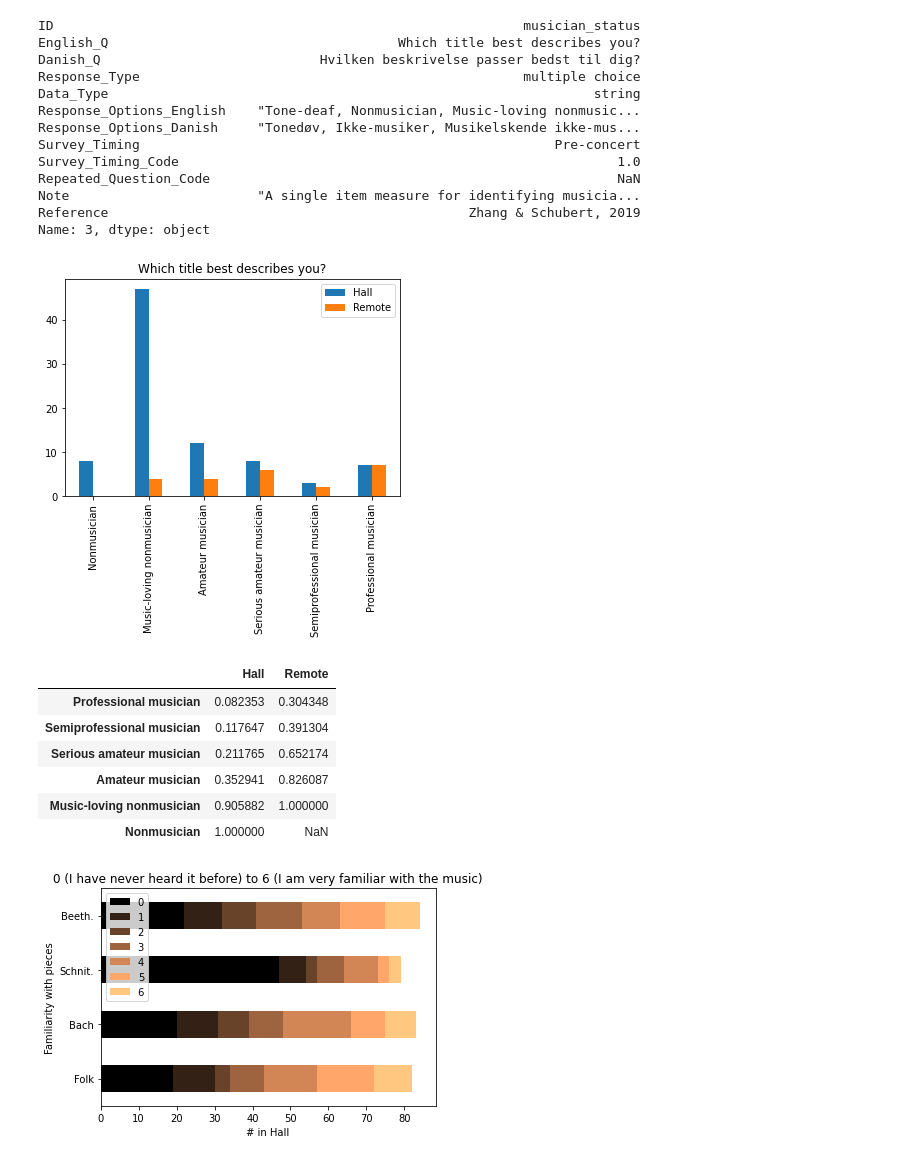
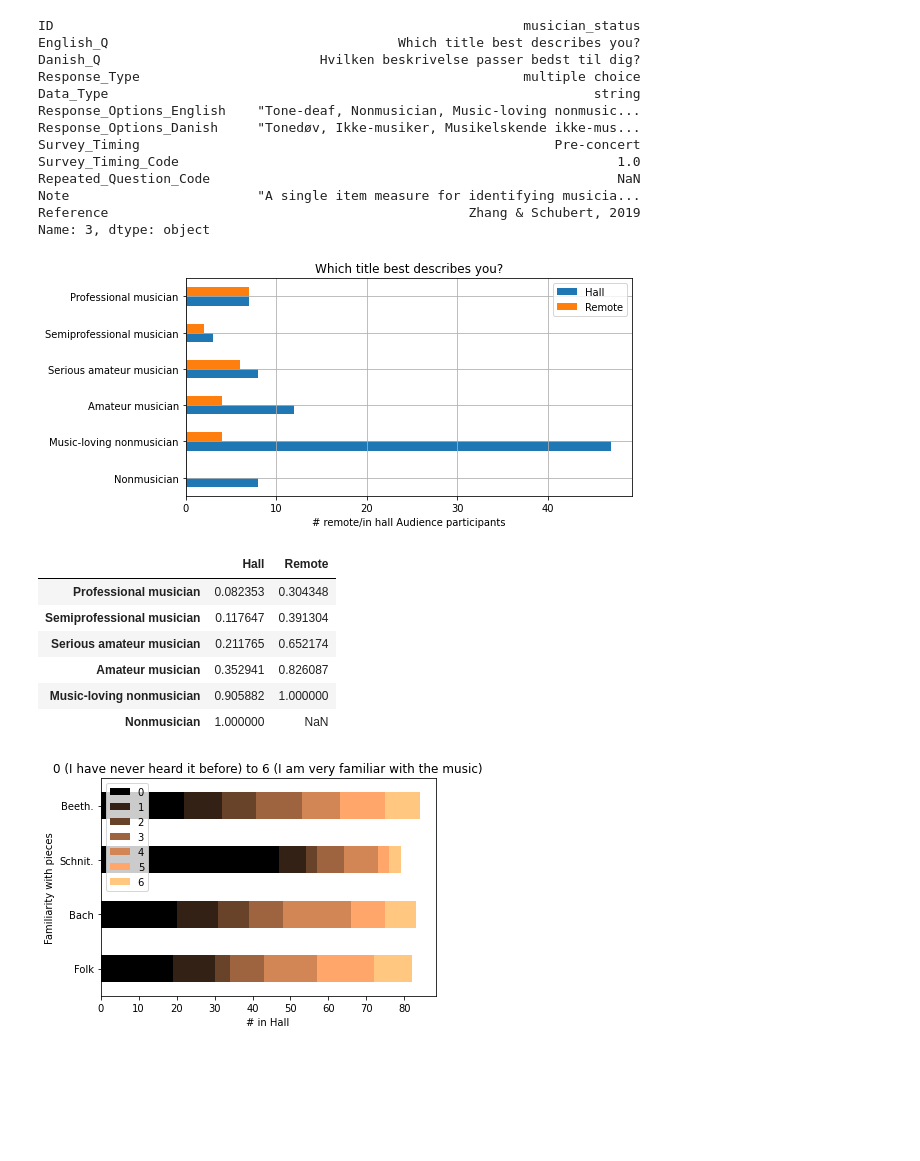
Before and after one commit to finn42/MusicLabCopen_AudienceMotion, a Jupyter notebook: 1_Audience_Motion_Audience_Stats_Locations.ipynb, the cells around one changed output. Drawn from its saved outputs; the diff is of its cells as text; code cells hidden in the pictures; blank space fills up the shorter version.

```diff
--- a/1_Audience_Motion_Audience_Stats_Locations.ipynb
+++ b/1_Audience_Motion_Audience_Stats_Locations.ipynb
@@ -397,20 +403,22 @@ Name: 3, dtype: object
 # %%
 R_df = pd.DataFrame(index = ['Nonmusician','Music-loving nonmusician', 'Amateur musician',
        'Serious amateur musician', 'Semiprofessional musician', 'Professional musician'])
 R_df['Hall'] = HQ_df[Quest_text.loc[q,'ID']].value_counts()
 R_df['Remote'] = RQ_df[Quest_text.loc[q,'ID']].value_counts()
 
-R_df.plot.bar()
+R_df.plot.barh(figsize=(8,4))
 # plt.xlabel(Quest_text.loc[q,'Response_Options_English'])
 plt.title(Quest_text.loc[q,'English_Q'])
+plt.xlabel('# remote/in hall Audience participants')
+plt.grid()
 plt.savefig('./supplemental_plots/Participants_Musicianship_dist.png',bbox_inches = 'tight',dpi = 196)
 
 plt.show()
 R_df['Hall'] = R_df['Hall']/R_df['Hall'].sum()
 R_df['Remote'] = R_df['Remote']/R_df['Remote'].sum()
 R_df.iloc[::-1].cumsum()
 # %% [output]
-[figure, old version]
+[figure, new version]
 |  | Hall | Remote |
 | Professional musician | 0.082353 | 0.304348 |
 | Semiprofessional musician | 0.117647 | 0.391304 |
```
Also changed, not shown: parts of 5 cells of this notebook, 31 other files.
